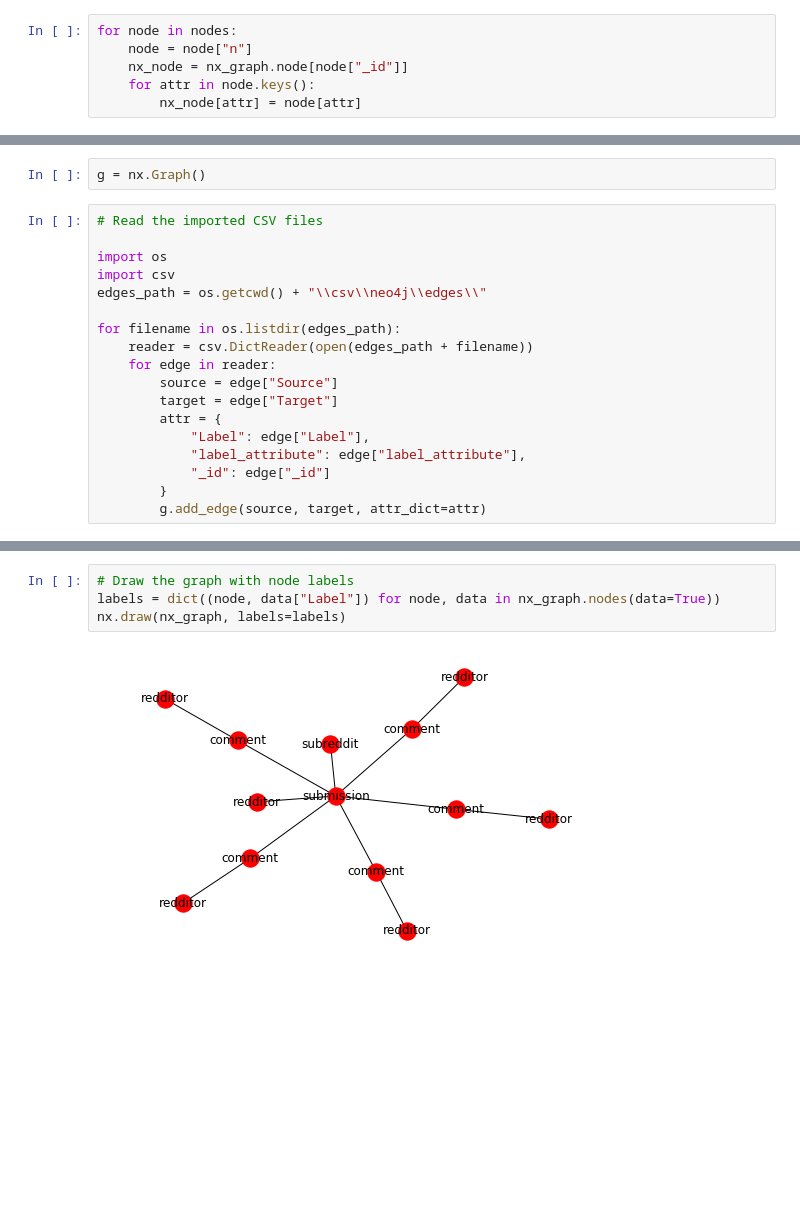
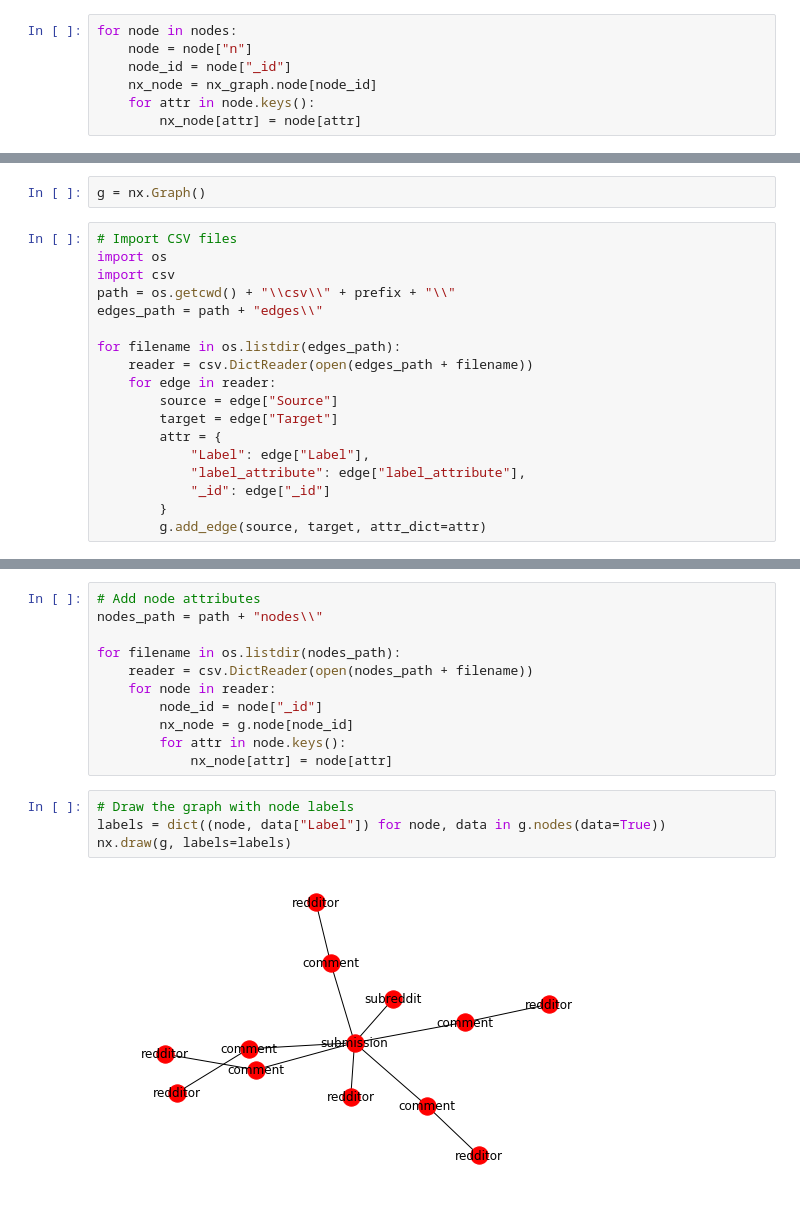
Before and after one commit to shobeir/GraphiPy, a Jupyter notebook: Neo4jDemo.ipynb, the cells around one changed output, grey strips where cells are left out. Saved outputs shown, nothing was run; the diff lists cells and outputs as text; blank space fills up the shorter version.

```diff
--- a/Neo4jDemo.ipynb
+++ b/Neo4jDemo.ipynb
@@ -51,7 +51,8 @@ for edge in edges:
 # %%
 for node in nodes:
     node = node["n"]
-    nx_node = nx_graph.node[node["_id"]]
+    node_id = node["_id"]
+    nx_node = nx_graph.node[node_id]
     for attr in node.keys():
         nx_node[attr] = node[attr]
 # %%
@@ -65,11 +66,11 @@ graph.export_all_CSV(prefix) # will create csv files in csv/<prefix>/ directory
 # %%
 g = nx.Graph()
 # %%
-# Read the imported CSV files
-
+# Import CSV files
 import os
 import csv
-edges_path = os.getcwd() + "\\csv\\neo4j\\edges\\"
+path = os.getcwd() + "\\csv\\" + prefix + "\\"
+edges_path = path + "edges\\"
 
 for filename in os.listdir(edges_path):
     reader = csv.DictReader(open(edges_path + filename))
@@ -90,6 +91,17 @@ nx.draw(g)
+# %%
+# Add node attributes
+nodes_path = path + "nodes\\"
+
+for filename in os.listdir(nodes_path):
+    reader = csv.DictReader(open(nodes_path + filename))
+    for node in reader:
+        node_id = node["_id"]
+        nx_node = g.node[node_id]
+        for attr in node.keys():
+            nx_node[attr] = node[attr]
 # %%
 # Draw the graph with node labels
-labels = dict((node, data["Label"]) for node, data in nx_graph.nodes(data=True))
-nx.draw(nx_graph, labels=labels)
+labels = dict((node, data["Label"]) for node, data in g.nodes(data=True))
+nx.draw(g, labels=labels)
 # %% [output]
-[figure, old version]
+[figure, new version]
```
Also changed, not shown: parts of 1 cell of this notebook, 3 other files.
